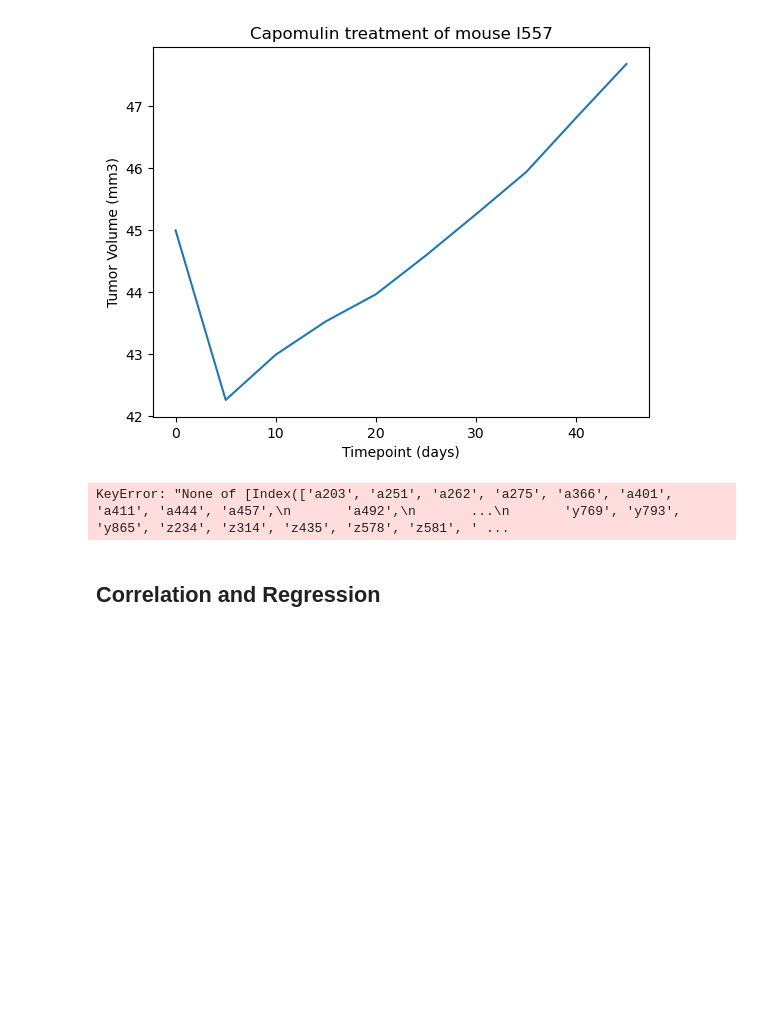
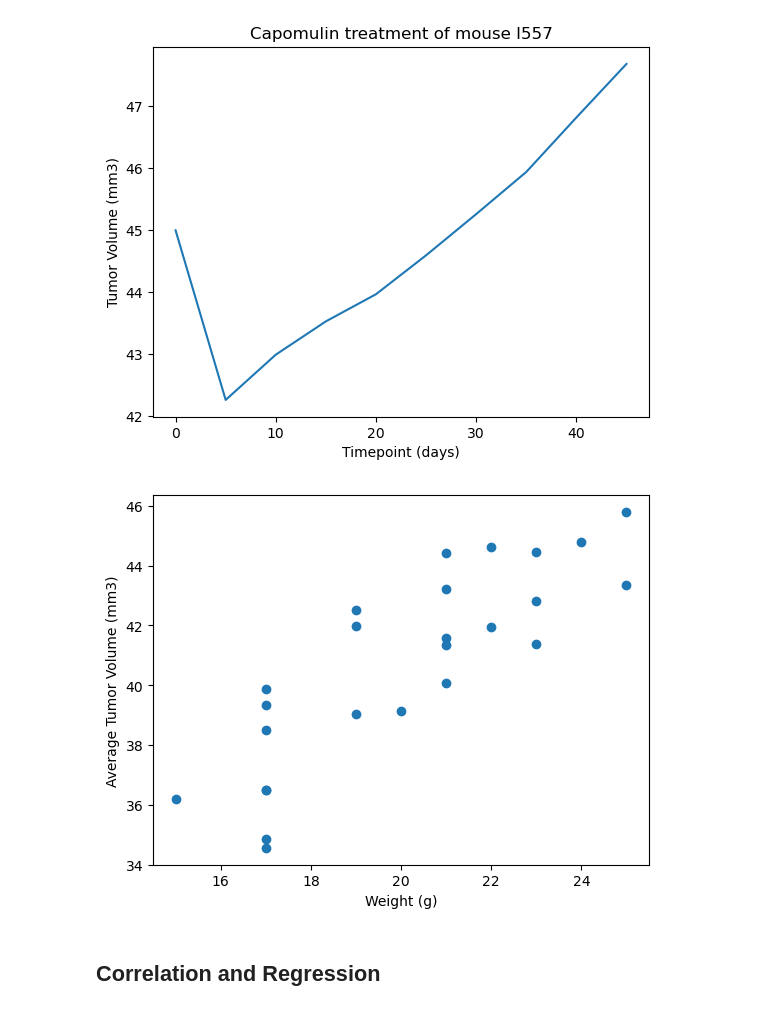
Before and after one commit to Kwessler93/Matplotlib-Challenge, a Jupyter notebook: pymaceuticals_starter.ipynb, the cells around one changed output. Saved outputs shown, nothing was run; the diff lists cells and outputs as text; code cells hidden in the pictures; blank space fills up the shorter version.

```diff
--- a/pymaceuticals_starter.ipynb
+++ b/pymaceuticals_starter.ipynb
@@ -288,7 +281,18 @@ plt.show()
 [figure]
 # %%
 # Generate a scatter plot of mouse weight vs. the average observed tumor volume for the entire Capomulin regimen
+capomulin_data = study_results_clean[study_results_clean["Drug Regimen"] == "Capomulin"]
+
+ave_cap_tum_vol = capomulin_data.groupby("Mouse ID")["Tumor Volume (mm3)"].mean()
+
+mouse_weight = capomulin_data.groupby("Mouse ID")["Weight (g)"].first()
+
+plt.scatter(mouse_weight, ave_cap_tum_vol)
+plt.xlabel("Weight (g)")
+plt.ylabel("Average Tumor Volume (mm3)")
+
+plt.show()
 # %% [output]
-KeyError: "None of [Index(['a203', 'a251', 'a262', 'a275', 'a366', 'a401', 'a411', 'a444', 'a457',\n       'a492',\n       ...\n       'y769', 'y793', 'y865', 'z234', 'z314', 'z435', 'z578', 'z581', ' ...
+[figure, added]
 # %% [markdown]
 ## Correlation and Regression
```
Also changed, not shown: parts of 4 cells of this notebook.
